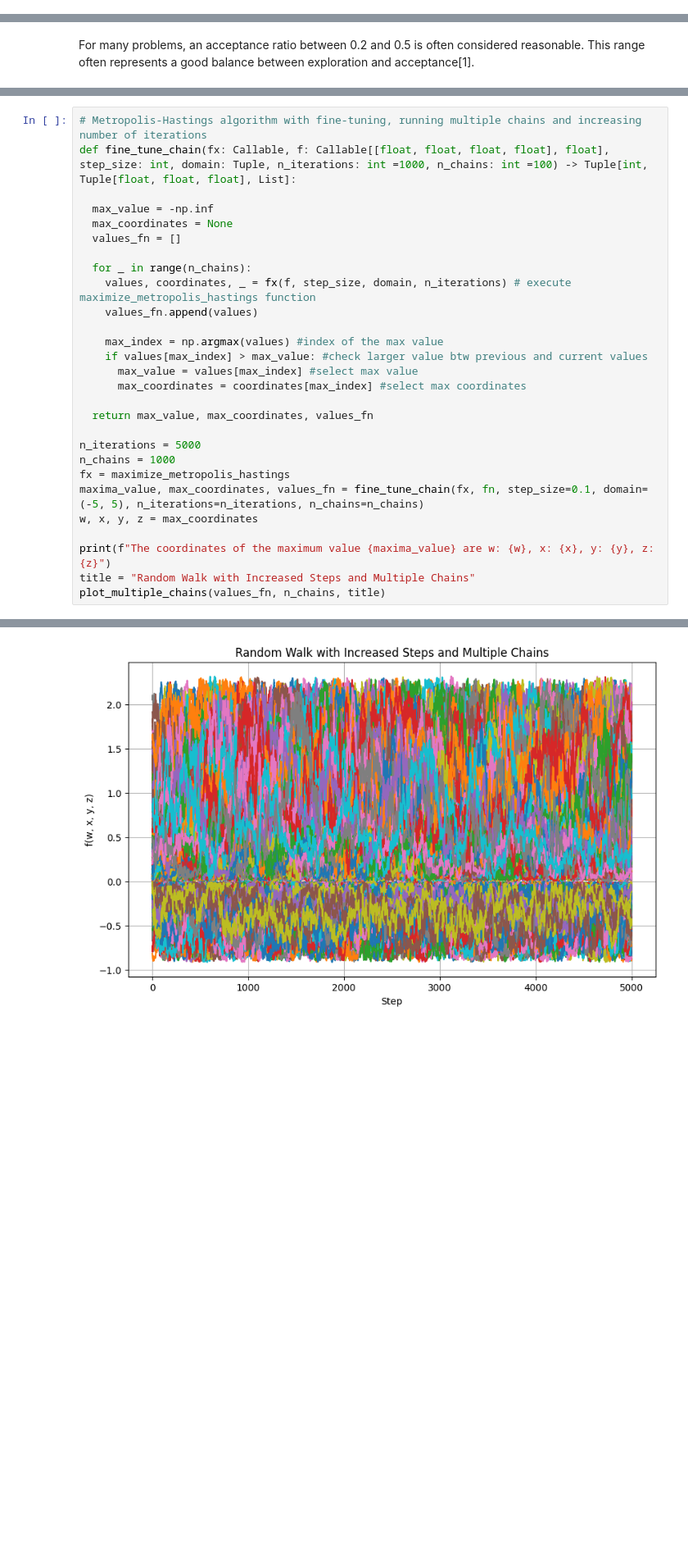
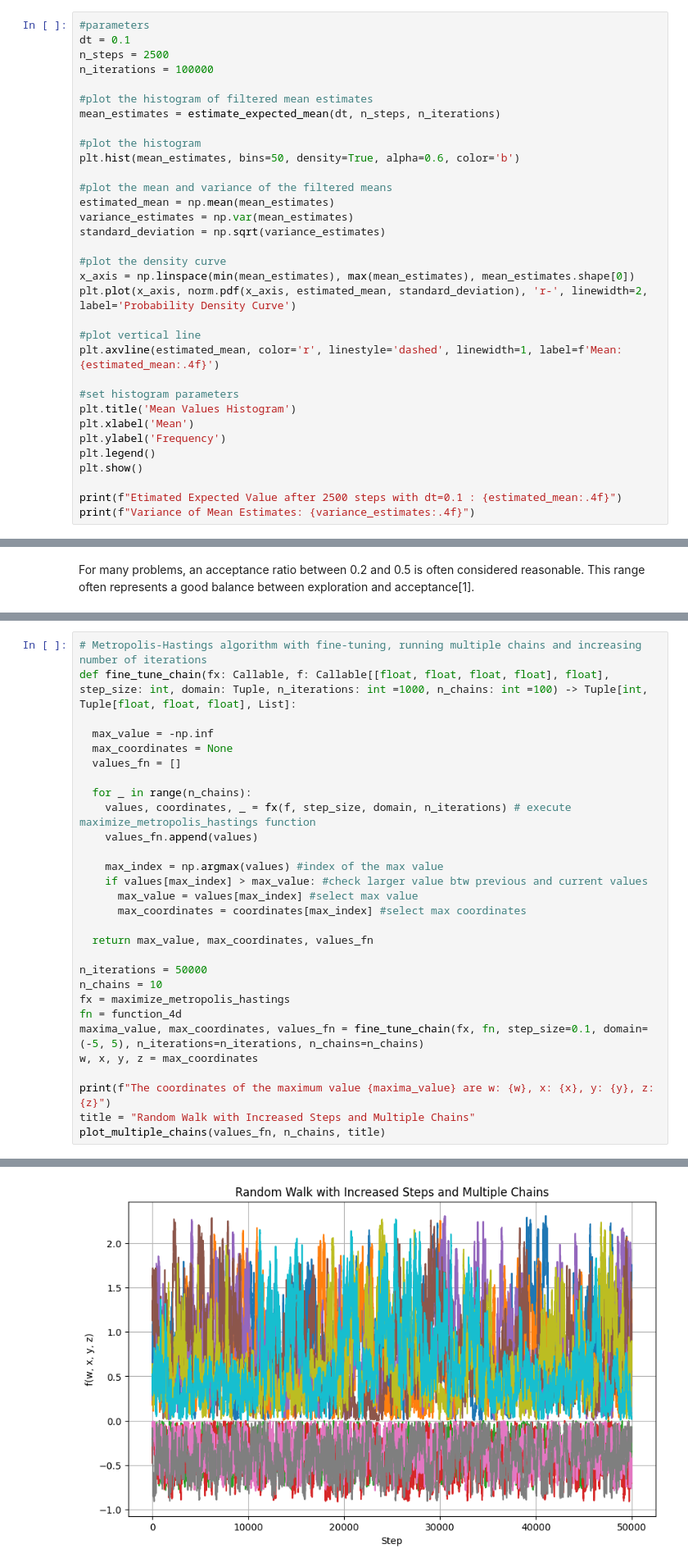
Before and after one commit to ovieimara/MATPMD4, a Jupyter notebook: MATPMD4_Assignment1_3422868.ipynb, the cells around one changed output, grey strips where cells are left out. Shown at 82% size. Drawn from its saved outputs; the diff is of its cells as text; blank space fills up the shorter version.

```diff
--- a/MATPMD4_Assignment1_3422868.ipynb
+++ b/MATPMD4_Assignment1_3422868.ipynb
@@ -599,3 +620,36 @@ standard error of mean = standard deviation / sqrt(N). [4]
+# %%
+#parameters
+dt = 0.1
+n_steps = 2500
+n_iterations = 100000
+
+#plot the histogram of filtered mean estimates
+mean_estimates = estimate_expected_mean(dt, n_steps, n_iterations)
+
+#plot the histogram
+plt.hist(mean_estimates, bins=50, density=True, alpha=0.6, color='b')
+
+#plot the mean and variance of the filtered means
+estimated_mean = np.mean(mean_estimates)
+variance_estimates = np.var(mean_estimates)
+standard_deviation = np.sqrt(variance_estimates)
+
+#plot the density curve
+x_axis = np.linspace(min(mean_estimates), max(mean_estimates), mean_estimates.shape[0])
+plt.plot(x_axis, norm.pdf(x_axis, estimated_mean, standard_deviation), 'r-', linewidth=2, label='Probability Density Curve')
+
+#plot vertical line
+plt.axvline(estimated_mean, color='r', linestyle='dashed', linewidth=1, label=f'Mean: {estimated_mean:.4f}')
+
+#set histogram parameters
+plt.title('Mean Values Histogram')
+plt.xlabel('Mean')
+plt.ylabel('Frequency')
+plt.legend()
+plt.show()
+
+print(f"Etimated Expected Value after 2500 steps with dt=0.1 : {estimated_mean:.4f}")
+print(f"Variance of Mean Estimates: {variance_estimates:.4f}")
 # %%
 #probability probability that |x|≤2.0 after 2500 steps
 def calc_probability(dt=0.1, steps=5, n=10):
@@ -804,9 +858,10 @@ def fine_tune_chain(fx: Callable, f: Callable[[float, float, float, float], floa
 
   return max_value, max_coordinates, values_fn
 
-n_iterations = 5000
-n_chains = 1000
+n_iterations = 50000
+n_chains = 10
 fx = maximize_metropolis_hastings
+fn = function_4d
 maxima_value, max_coordinates, values_fn = fine_tune_chain(fx, fn, step_size=0.1, domain=(-5, 5), n_iterations=n_iterations, n_chains=n_chains)
 w, x, y, z = max_coordinates
 
@@ -818,4 +873,4 @@ The coordinates of the maximum value 2.318217727028741 are w: 2.2248799932833836
-[figure, old version]
+[figure, new version]
 # %% [markdown]
 **Fine-Tuning the Metropolis-Hastings Algorithm and Determining the True (Global) Maximum using Dynamic step size**
 
```
Also changed, not shown: parts of 19 cells of this notebook.
